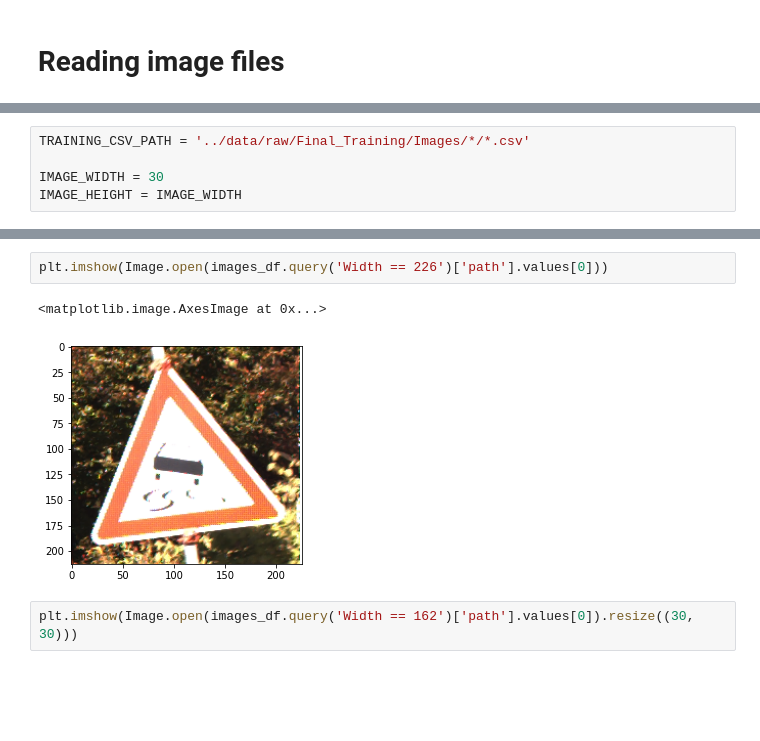
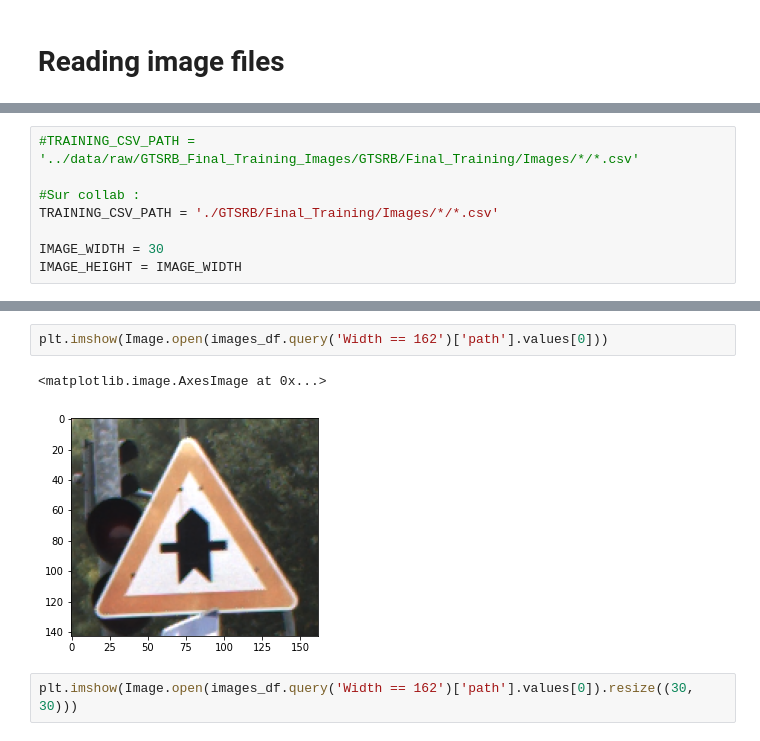
Before and after one commit to flo-pritzy/hands-on-2021, a Jupyter notebook: notebook/reading_images.ipynb, the cells around one changed output, grey strips where cells are left out. Cells and saved outputs as stored; diff of their text form; blank space fills up the shorter version.

```diff
--- a/notebook/reading_images.ipynb
+++ b/notebook/reading_images.ipynb
@@ -11,5 +47,8 @@ import matplotlib.pyplot as plt
 # %%
-TRAINING_CSV_PATH = '../data/raw/Final_Training/Images/*/*.csv'
+#TRAINING_CSV_PATH = '../data/raw/GTSRB_Final_Training_Images/GTSRB/Final_Training/Images/*/*.csv'
+
+#Sur collab :
+TRAINING_CSV_PATH = './GTSRB/Final_Training/Images/*/*.csv'
 
 IMAGE_WIDTH = 30
 IMAGE_HEIGHT = IMAGE_WIDTH
@@ -148,8 +182,8 @@ Name: Width, Length: 187, dtype: int64
 # %%
-plt.imshow(Image.open(images_df.query('Width == 226')['path'].values[0]))
+plt.imshow(Image.open(images_df.query('Width == 162')['path'].values[0]))
 # %% [output]
 <matplotlib.image.AxesImage at 0x...>
-[figure, old version]
+[figure, new version]
 # %%
 plt.imshow(Image.open(images_df.query('Width == 162')['path'].values[0]).resize((30, 30)))
 # %% [output]
```
Also changed, not shown: parts of 65 cells of this notebook.
